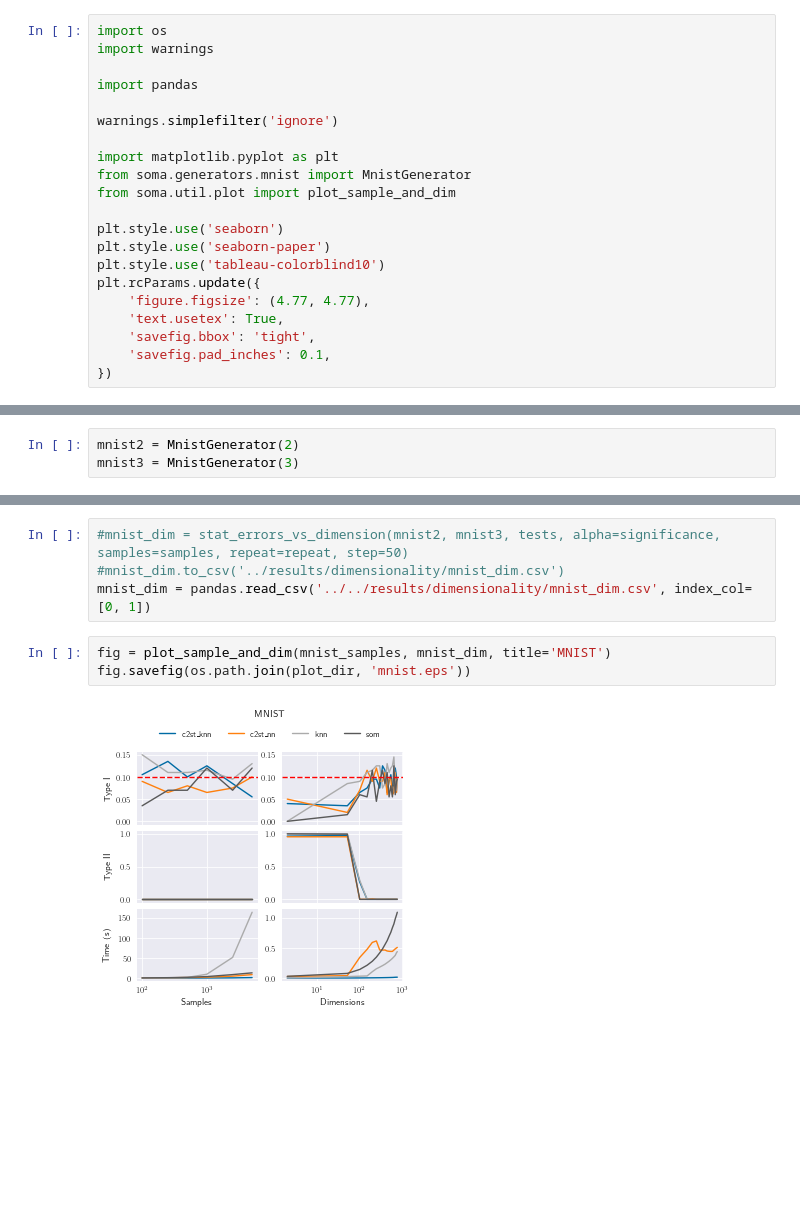
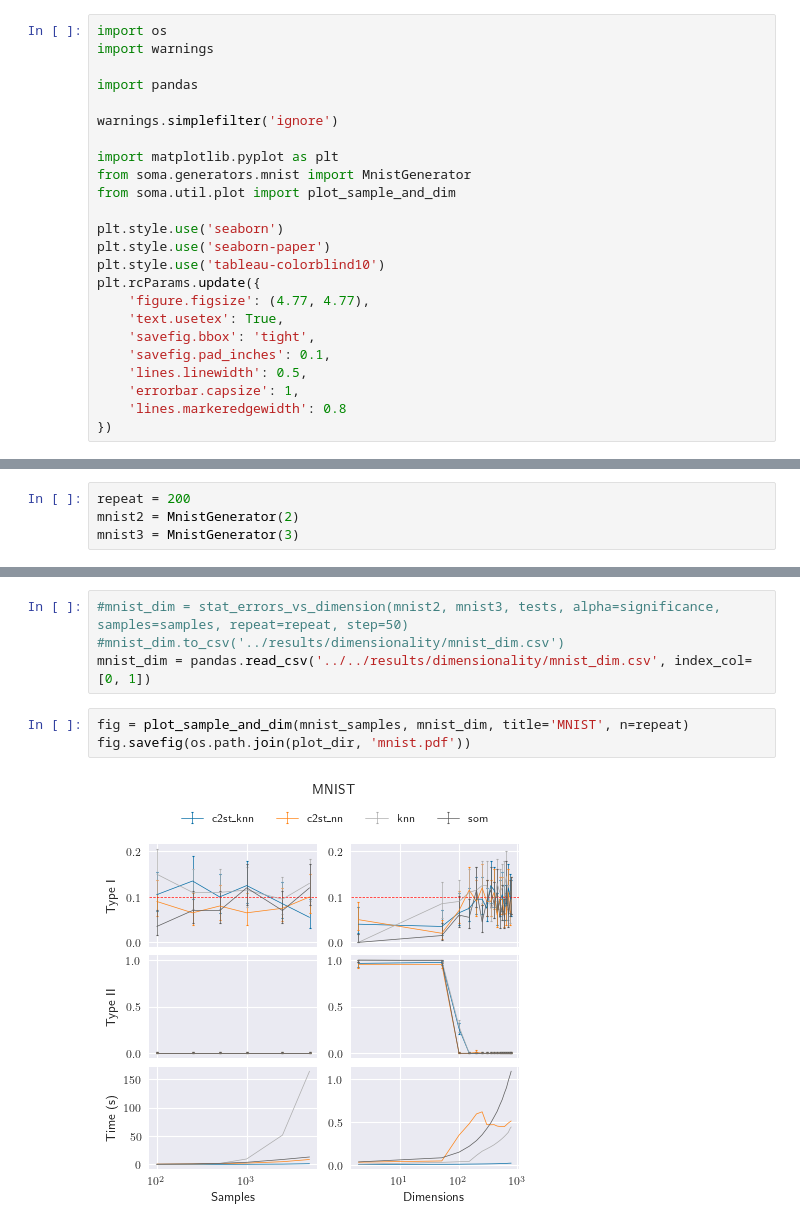
Before and after one commit to ayllon/SOMA, a Jupyter notebook: notebooks/by_datasets/mnist.ipynb, the cells around one changed output, grey strips where cells are left out. Cells and saved outputs as stored; diff of their text form; blank space fills up the shorter version.

```diff
--- a/notebooks/by_datasets/mnist.ipynb
+++ b/notebooks/by_datasets/mnist.ipynb
@@ -18,6 +21,9 @@ plt.rcParams.update({
     'text.usetex': True,
     'savefig.bbox': 'tight',
     'savefig.pad_inches': 0.1,
+    'lines.linewidth': 0.5,
+    'errorbar.capsize': 1,
+    'lines.markeredgewidth': 0.8
 })
 # %%
 plot_dir = os.path.expanduser('~/Plots/by_dataset')
@@ -25,6 +31,7 @@ os.makedirs(plot_dir, exist_ok=True)
 # %% [markdown]
 # MNIST
 # %%
+repeat = 200
 mnist2 = MnistGenerator(2)
 mnist3 = MnistGenerator(3)
 # %%
@@ -36,7 +43,7 @@ mnist_samples = pandas.read_csv('../../results/sample_size/mnist_results_samples
 #mnist_dim.to_csv('../results/dimensionality/mnist_dim.csv')
 mnist_dim = pandas.read_csv('../../results/dimensionality/mnist_dim.csv', index_col=[0, 1])
 # %%
-fig = plot_sample_and_dim(mnist_samples, mnist_dim, title='MNIST')
-fig.savefig(os.path.join(plot_dir, 'mnist.eps'))
+fig = plot_sample_and_dim(mnist_samples, mnist_dim, title='MNIST', n=repeat)
+fig.savefig(os.path.join(plot_dir, 'mnist.pdf'))
 # %% [output]
-[figure, old version]
+[figure, new version]
```
Also changed, not shown: parts of 1 cell of this notebook, 5 other files.
